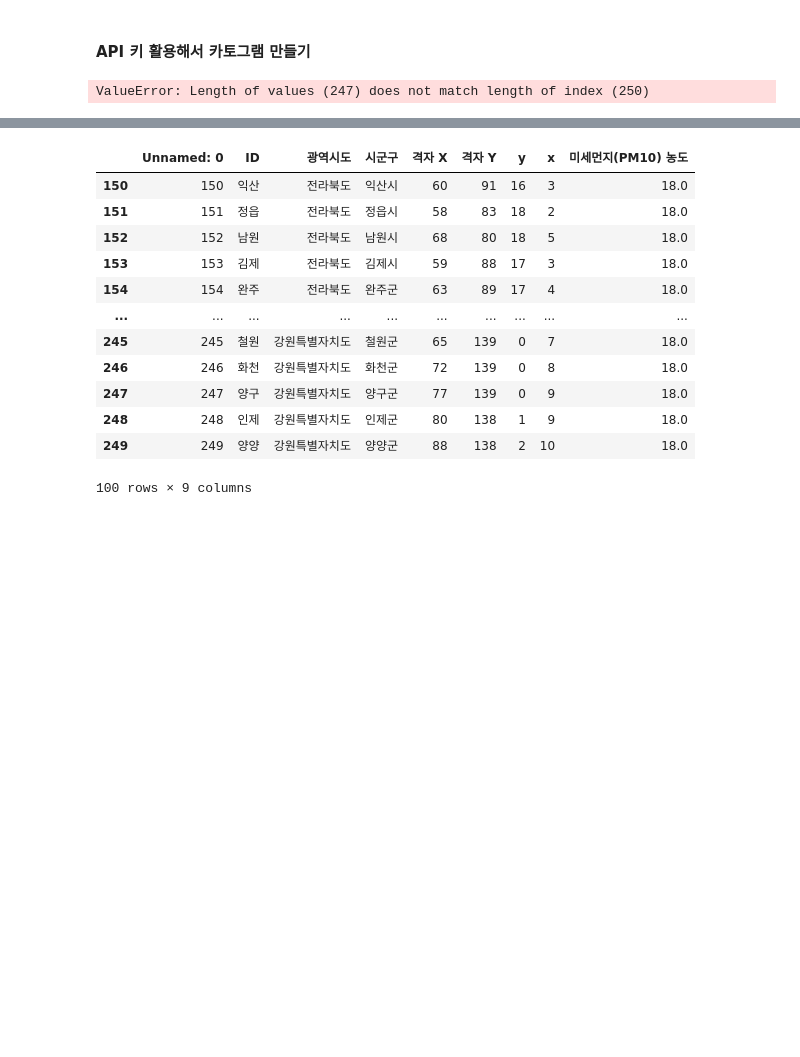
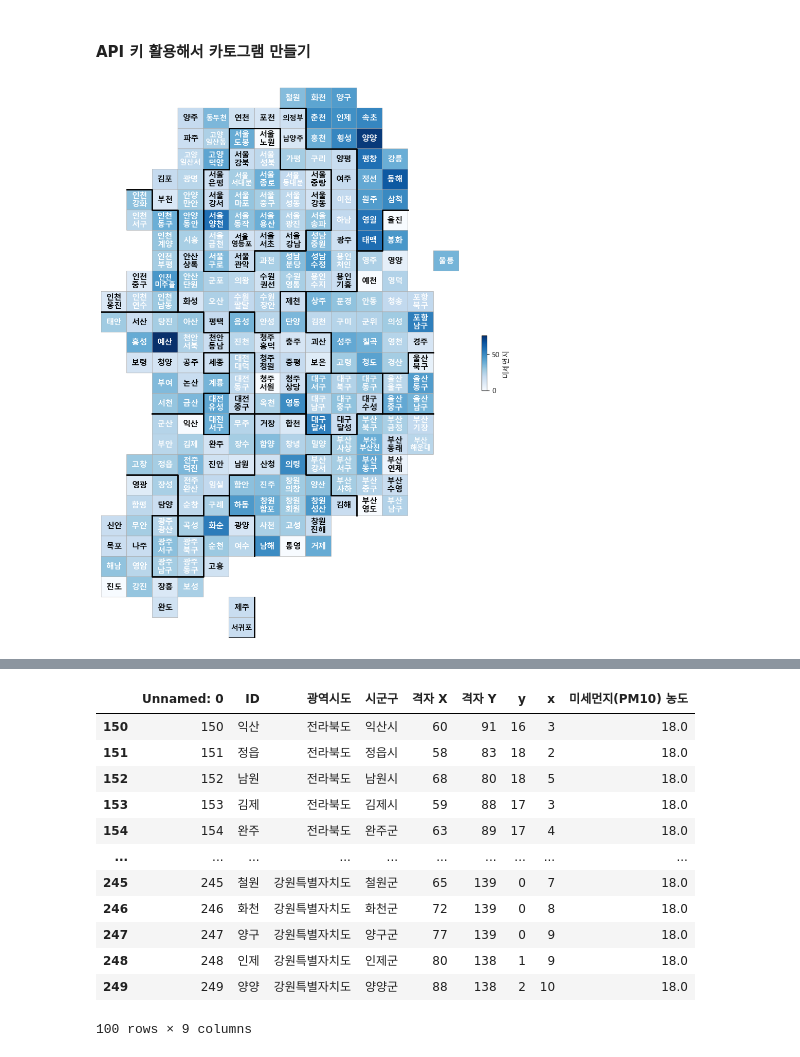
Before and after one commit to njy622/Onnanana_second-Projct, a Jupyter notebook: 01.심민준/기상청/07.대기질카토그램.ipynb, the cells around one changed output, grey strips where cells are left out. Cells and saved outputs as stored; diff of their text form; code cells hidden in the pictures; blank space fills up the shorter version.

```diff
--- a/01.심민준/기상청/07.대기질카토그램.ipynb
+++ b/01.심민준/기상청/07.대기질카토그램.ipynb
@@ -29,45 +31,44 @@ def get_air_quality():
         params = {
             'serviceKey' : service_key,
             'returnType' : 'JSON',
-            'numOfRows' : 30,
+            'numOfRows' : 1,
             'pageNo' : 1,
             'stationName' : row['측정소명'],  # 각 행의 측정소명을 선택
             'dataTerm' : 'DAILY',
             'ver' : "1.4"  # 오퍼레이션 버전
         }
 
-        res = requests.get(url=base_url , params=params)
+        res = requests.get(url=base_url, params=params)
 
         # 응답 데이터 정리
-        data = res.json()['response']['body']['items']
+        response = res.json()['response']['body']
 
-        # 데이터가 존재하면 처리
-        if data:
-            # 데이터를 날짜와 시간에 대한 기준으로 정렬
-            sorted_data = sorted(data, key=lambda x: x['dataTime'], reverse=True)
-
-            # 최신 데이터 선택
-            latest_data = sorted_data[0]
+        # 'items' 키가 존재하고, 데이터가 비어있지 않은 경우에만 처리
+        if 'items' in response and response['items']:
+            data = response['items']
+            latest_data = data[0]
 
             # 최종 데이터 생성
             result = {
                 '날짜': latest_data['dataTime'],
                 '이름': latest_data['stationName'],
                 '측정망 정보': latest_data['mangName'],
-                '아황산가스 농도': latest_data['so2Value'] + "ppm",
-                '일산화탄소 농도': latest_data['coValue'] + "ppm",
-                '오존 농도': latest_data['o3Value'] + "ppm",
-                '이산화질소 농도': latest_data['no2Value'] + "ppm",
-                '미세먼지(PM10) 농도': latest_data['pm10Value'] + "ug/m³",
-                '초미세먼지(PM2.5) 농도': latest_data['pm25Value'] + "ug/m³"
+                '아황산가스 농도': latest_data['so2Value'],
+                '일산화탄소 농도': latest_data['coValue'],
+                '오존 농도': latest_data['o3Value'],
+                '이산화질소 농도': latest_data['no2Value'],
+                '미세먼지(PM10) 농도': latest_data['pm10Value'],
+                '초미세먼지(PM2.5) 농도': latest_data['pm25Value']
             }
 
             # 결과 리스트에 추가
             results_list.append(result)
 
-    # 루프 외부에서 results_list를 출력
-    print(results_list)
-    return results_list
+    # 리스트를 DataFrame으로 변환
+    df = pd.DataFrame(results_list)
+
+    # DataFrame을 CSV 파일로 저장
+    df.to_csv('측정소별대기질.csv', index=False)
 
 # 공기 품질 데이터를 얻기 위해 함수 호출
 get_air_quality()
@@ -235,7 +96,7 @@ from draw_map import  BORDER_LINES, drawKorea, drawKoreaMinus
 
 # 측정소별 실시간 측정정보 조회 (매시 15분 내외 업데이트)
 base_url = "http://apis.data.go.kr/B552584/ArpltnInforInqireSvc/getMsrstnAcctoRltmMesureDnsty"
-with open('keys/에어코리아api6.txt') as file:
+with open('keys/에어코리아api3.txt') as file:
     service_key = file.read()       # 발급받은 에어코리아 API 키 입력
 
 # 예제 데이터프레임 생성
@@ -253,7 +114,7 @@ def get_air_quality():
         params = {
             'serviceKey' : service_key,
             'returnType' : 'JSON',
-            'numOfRows' : 30,
+            'numOfRows' : 1,
             'pageNo' : 1,
             'stationName' : row['측정소명'],  # 각 행의 측정소명을 선택
             'dataTerm' : 'DAILY',
@@ -272,36 +133,36 @@ def get_air_quality():
 
             # 최신 데이터 선택
             latest_data = sorted_data[0]
 
             # 최종 데이터 생성
             result = {
                 '날짜': latest_data['dataTime'],
                 '이름': latest_data['stationName'],
                 '측정망 정보': latest_data['mangName'],
                 '아황산가스 농도': latest_data['so2Value'],
                 '일산화탄소 농도': latest_data['coValue'],
                 '오존 농도': latest_data['o3Value'],
                 '이산화질소 농도': latest_data['no2Value'],
                 '미세먼지(PM10) 농도': latest_data['pm10Value'],
                 '초미세먼지(PM2.5) 농도': latest_data['pm25Value']
             }
 
             # 결과 리스트에 추가
             results_list.append(result)
 
 
-    # '미세먼지' 컬럼을 pop DataFrame에 추가
+    # pop['미세먼지']에 '미세먼지(PM10) 농도'데이터 삽입
     pop['미세먼지'] = [entry['미세먼지(PM10) 농도'] for entry in results_list]
 
-    # '미세먼지' 컬럼을 pop DataFrame에 추가
+    # '미세먼지' 데이터를 숫자로 변환하고, 빈 데이터는 0으로 변경
     pop['미세먼지'] = pd.to_numeric(pop['미세먼지'], errors='coerce').fillna(0)
 
     drawKorea('미세먼지', pop, 'Blues')
 
 # 공기 품질 데이터를 얻기 위해 함수 호출
 get_air_quality()
 # %% [output]
-ValueError: Length of values (247) does not match length of index (250)
+[figure, added]
 # %%
 import requests
 import pandas as pd
```
Also changed, not shown: parts of 8 cells of this notebook, 9 other files.
